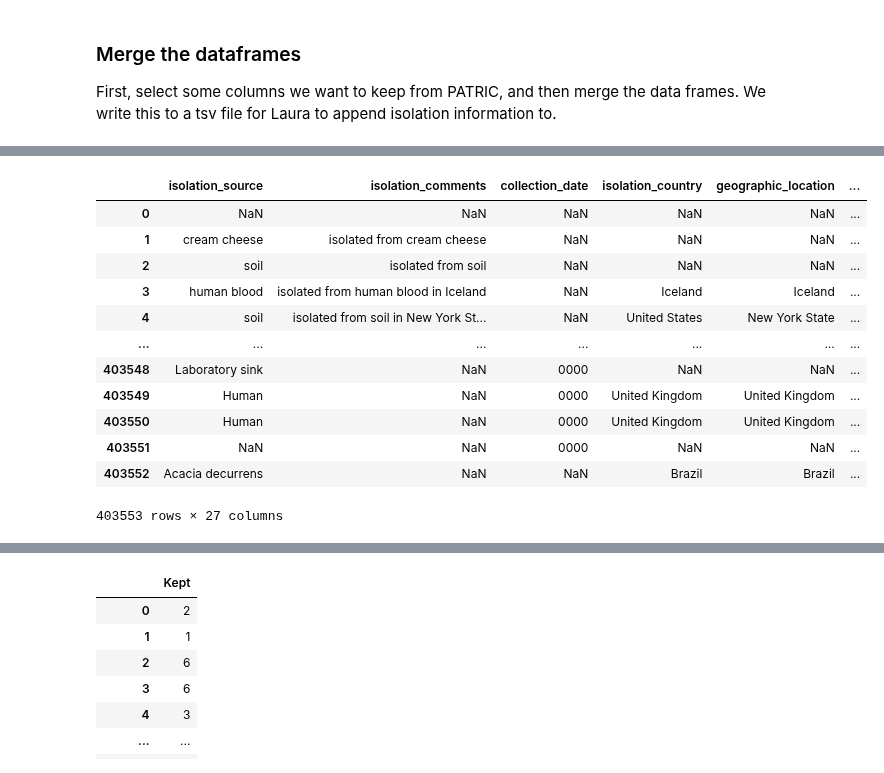
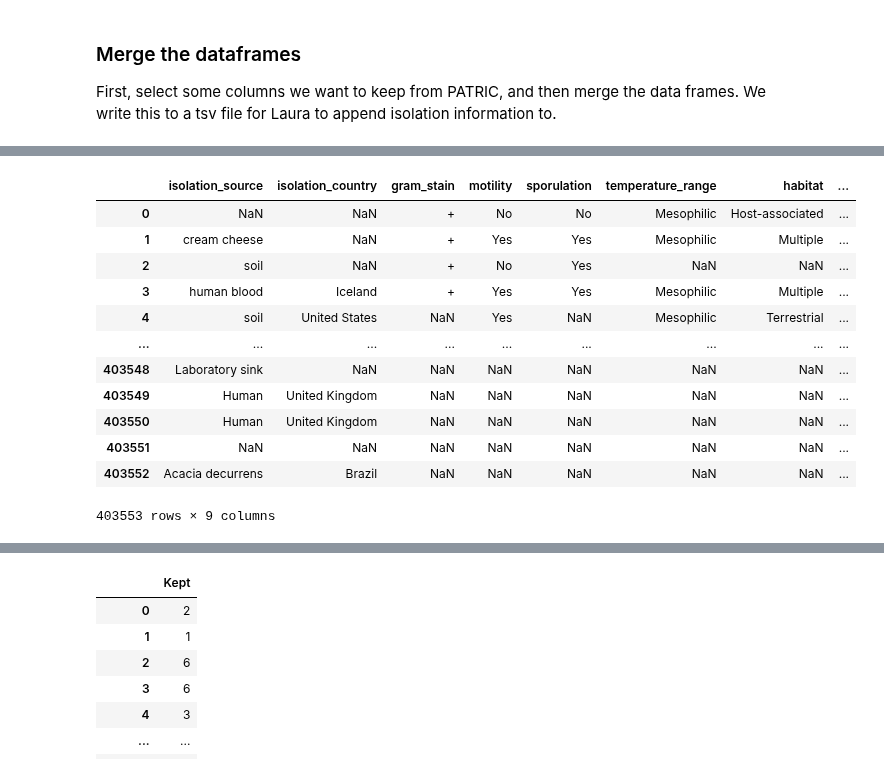
Before and after one commit to linsalrob/PhispyAnalysis, a Jupyter notebook: DataAnalysis/RAST sources.ipynb, the cells around one changed output, grey strips where cells are left out. Saved outputs shown, nothing was run; the diff lists cells and outputs as text; code cells hidden in the pictures.

```diff
--- a/DataAnalysis/RAST sources.ipynb
+++ b/DataAnalysis/RAST sources.ipynb
@@ -136,7 +55,7 @@ moyrrange = re.compile('^(\w+\s+\d{4})\s*.{1,3}?\s*(\w+\s+\d{4})$')
 year42 = re.compile('^(\d{4})-\d{2}$')
 lem = re.compile("^late\s*|^early\s*|^mid\s*|^prior to\s*|^before\s*|^pre-", re.IGNORECASE)
 splitseen = set()
-adate = datetime.now()
+adate = parse("24/02/1977")
 adate = adate.replace(tzinfo=pytz.UTC)
 
 def try_parsing(x):
@@ -196,6 +115,9 @@ def convert_date_too(x):
     if '31-Mac-2013' == x:
         x = '31-May-2013'
 
+    if '2010-0916' == x:
+        x = '16 Sep 2010'
+
     x = lem.sub('', x)
 
 
@@ -249,11 +171,6 @@ def convert_date_too(x):
     if attempt:
         return attempt
 
-    else:
-        m = yrranged.match(x)
-        if m:
-            x = '01 January ' + m.groups()[0]
-
     if x.endswith('-00'):
         x = x.replace('-00', '-2000')
 
@@ -352,14 +269,19 @@ phagesdf
 
 First, select some columns we want to keep from PATRIC, and then merge the data frames. We write this to a tsv file for Laura to append isolation information to.
 # %%
-interesting_cols = [acccol, 'isolation_site', 'isolation_source', 'isolation_comments', 'collection_date',
+interesting_cols = [acccol, 'isolation_site', 'isolation_source', 'isolation_comments',
                     'isolation_country', 'geographic_location', 'latitude', 'longitude', 'altitude', 'depth',
                     'other_environmental', 'host_name', 'host_gender', 'host_age', 'host_health',
                     'body_sample_site', 'body_sample_subsite', 'other_clinical', 'gram_stain', 'cell_shape',
                     'motility', 'sporulation', 'temperature_range', 'optimal_temperature', 'salinity',
-                    'oxygen_requirement', 'habitat', 'disease']
+                    'oxygen_requirement', 'habitat', 'disease', 'years_ago']
 
-tempdf = metadf[interesting_cols]
+few_interesting_cols = [acccol,  'isolation_source',  'isolation_country',  'gram_stain',
+                    'motility', 'sporulation', 'temperature_range', 'habitat', 'disease', 'years_ago']
+
+
+# tempdf = metadf[interesting_cols]
+tempdf = metadf[few_interesting_cols]
 phagemeta = pd.merge(tempdf, phagesdf, how='right', left_on=acccol, right_on=acccol)
 phagemeta.to_csv(os.path.join('results', 'example_isolations.tsv'), sep='\t')
 # %%
@@ -381,16 +303,17 @@ phagemeta
 # %%
-phagemeta.iloc[:,2:29]
+#phagemeta.iloc[:,2:29]
+phagemeta.iloc[:,1:10]
 # %% [output]
-|  | isolation_source | isolation_comments | collection_date | isolation_country | geographic_location | ... |
-| 0 | NaN | NaN | NaN | NaN | NaN | ... |
-| 1 | cream cheese | isolated from cream cheese | NaN | NaN | NaN | ... |
-| 2 | soil | isolated from soil | NaN | NaN | NaN | ... |
-| 3 | human blood | isolated from human blood in Iceland | NaN | Iceland | Iceland | ... |
-| 4 | soil | isolated from soil in New York St... | NaN | United States | New York State | ... |
-| ... | ... | ... | ... | ... | ... | ... |
-| 403548 | Laboratory sink | NaN | 0000 | NaN | NaN | ... |
-| 403549 | Human | NaN | 0000 | United Kingdom | United Kingdom | ... |
-| 403550 | Human | NaN | 0000 | United Kingdom | United Kingdom | ... |
-| 403551 | NaN | NaN | 0000 | NaN | NaN | ... |
-| 403552 | Acacia decurrens | NaN | NaN | Brazil | Brazil | ... |
+|  | isolation_source | isolation_country | gram_stain | motility | sporulation | temperature_range | habitat | ... |
+| 0 | NaN | NaN | + | No | No | Mesophilic | Host-associated | ... |
+| 1 | cream cheese | NaN | + | Yes | Yes | Mesophilic | Multiple | ... |
+| 2 | soil | NaN | + | No | Yes | NaN | NaN | ... |
+| 3 | human blood | Iceland | + | Yes | Yes | Mesophilic | Multiple | ... |
+| 4 | soil | United States | NaN | Yes | NaN | Mesophilic | Terrestrial | ... |
+| ... | ... | ... | ... | ... | ... | ... | ... | ... |
+| 403548 | Laboratory sink | NaN | NaN | NaN | NaN | NaN | NaN | ... |
+| 403549 | Human | United Kingdom | NaN | NaN | NaN | NaN | NaN | ... |
+| 403550 | Human | United Kingdom | NaN | NaN | NaN | NaN | NaN | ... |
+| 403551 | NaN | NaN | NaN | NaN | NaN | NaN | NaN | ... |
+| 403552 | Acacia decurrens | Brazil | NaN | NaN | NaN | NaN | NaN | ... |
-403553 rows × 27 columns
+403553 rows × 9 columns
```
Also changed, not shown: parts of 29 cells of this notebook.
